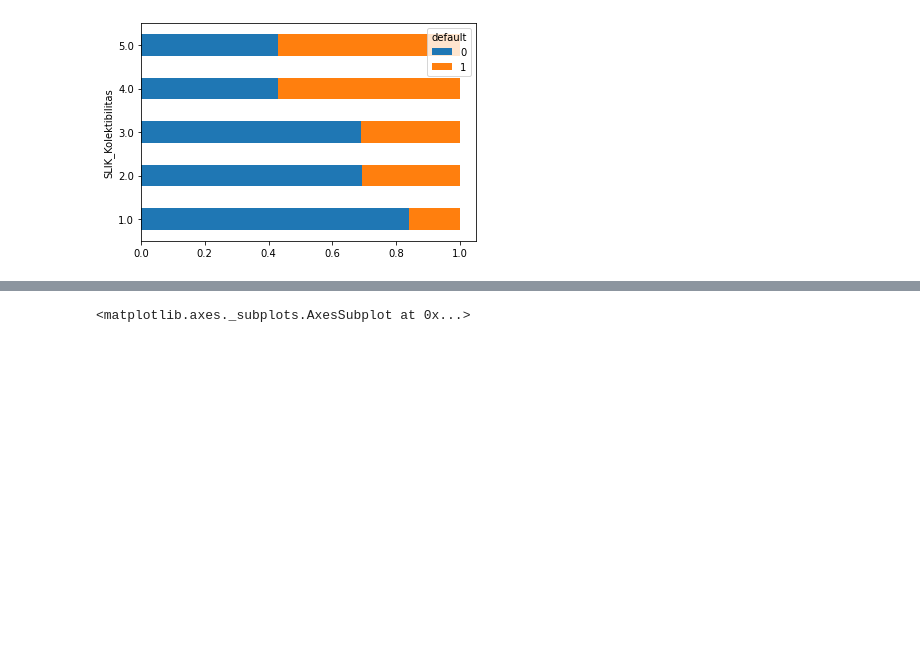
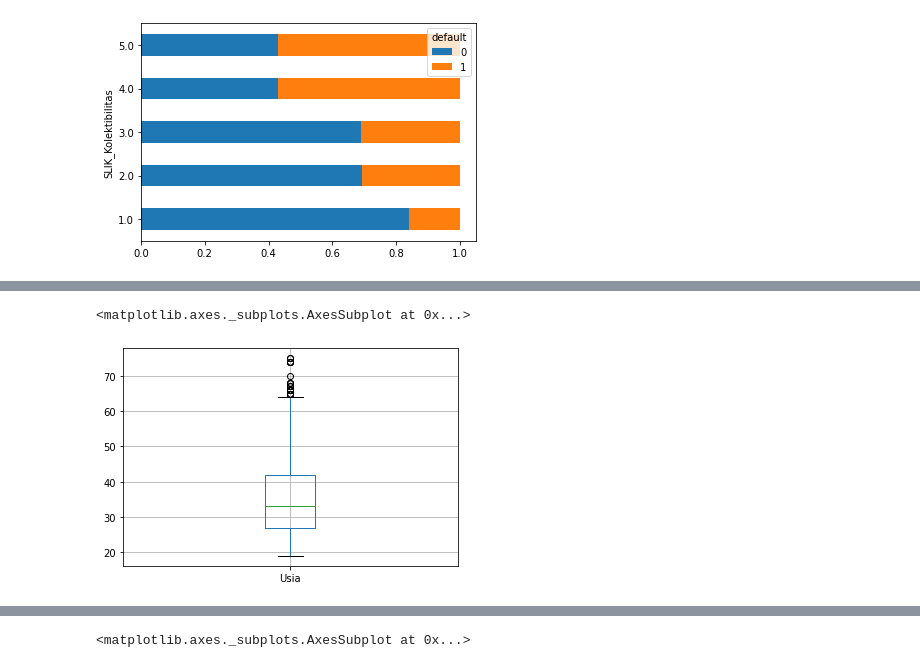
Before and after one commit to IndraLukasTjahaja/Digital_Credit_Risk, a Jupyter notebook: Bab_2_3_2_Data_Understanding.ipynb, the cells around one changed output, grey strips where cells are left out. Saved outputs shown, nothing was run; the diff lists cells and outputs as text; code cells hidden in the pictures; blank space fills up the shorter version.

```diff
--- a/Bab_2_3_2_Data_Understanding.ipynb
+++ b/Bab_2_3_2_Data_Understanding.ipynb
@@ -246,3 +246,8 @@ df.boxplot(by='default',column=['API_CreditScore_Vendor_A'])
+# %%
+df.boxplot(column=['Usia'])
+# %% [output]
+<matplotlib.axes._subplots.AxesSubplot at 0x...>
+[figure, added]
 # %%
 # Korelasi Antar semua Variabel numerik
 import seaborn as sns
```
Also changed, not shown: parts of 6 cells of this notebook.
